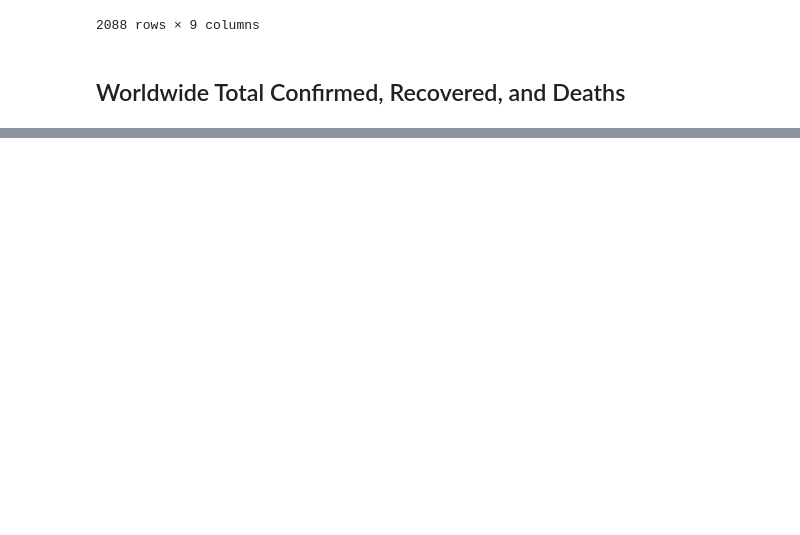
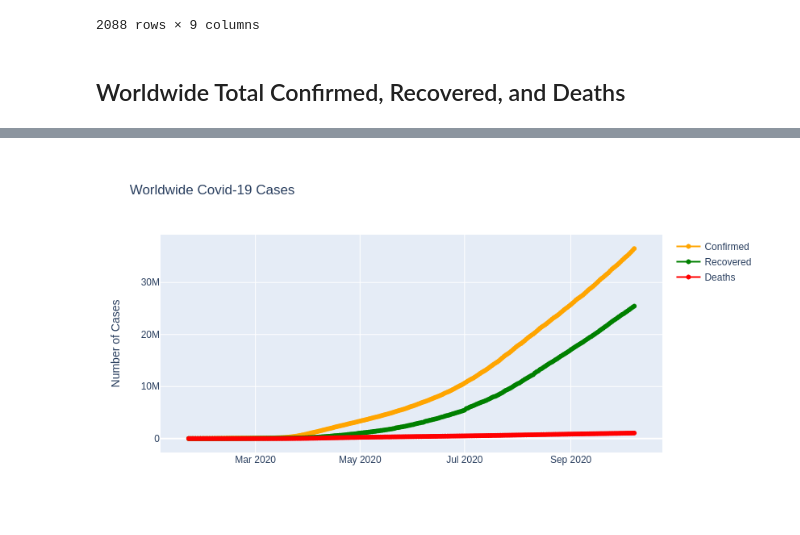
Before and after one commit to jimcrews/my-py-notebooks, a Jupyter notebook: Covid-19_EDA.ipynb, the cells around one changed output, grey strips where cells are left out. Saved outputs shown, nothing was run; the diff lists cells and outputs as text; code cells hidden in the pictures; blank space fills up the shorter version.

Commit message:
worldwide total

```diff
--- a/Covid-19_EDA.ipynb
+++ b/Covid-19_EDA.ipynb
@@ -145,0 +175,11 @@ df.query('Country == "Australia"')
+# %%
+# plotly
+
+fig = go.Figure()
+fig.add_trace(go.Scatter(x = confirmed['Date'], y= confirmed['Confirmed'], mode='lines+markers', name='Confirmed', line= dict(color="Orange")))
+fig.add_trace(go.Scatter(x = recovered['Date'], y= recovered['Recovered'], mode='lines+markers', name='Recovered', line= dict(color="Green")))
+fig.add_trace(go.Scatter(x = deaths['Date'], y= deaths['Deaths'], mode='lines+markers', name='Deaths', line= dict(color="Red")))
+fig.update_layout(title="Worldwide Covid-19 Cases", yaxis = dict(title = "Number of Cases"))
+fig.show()
+# %% [output]
+[figure, added]
```
Also changed, not shown: parts of 4 cells of this notebook.
